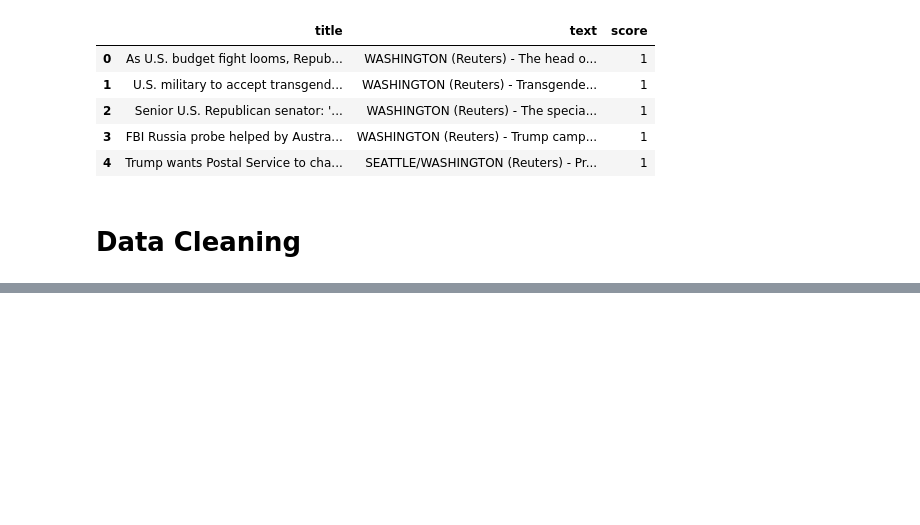
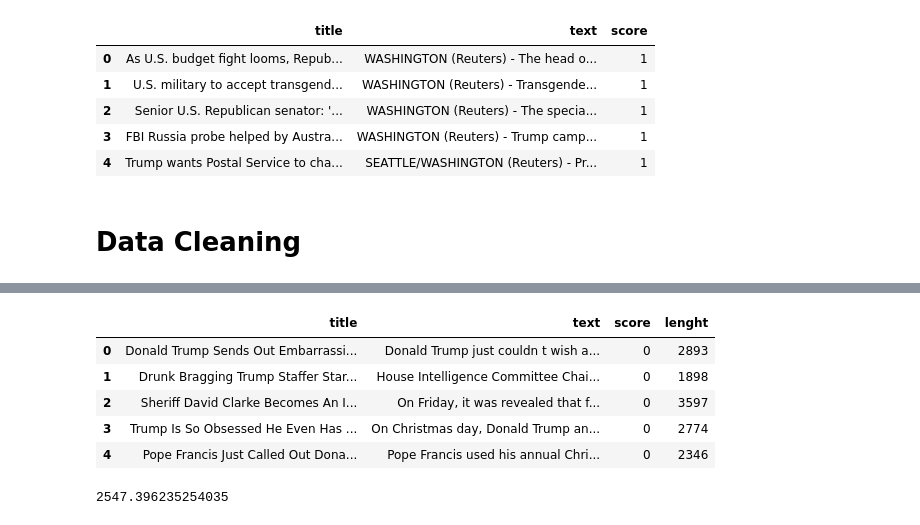
Before and after one commit to LiamCafffrey/FakeNews, a Jupyter notebook: notebooks/Test.ipynb, the cells around one changed output, grey strips where cells are left out. Drawn from its saved outputs; the diff is of its cells as text; code cells hidden in the pictures; blank space fills up the shorter version.

```diff
--- a/notebooks/Test.ipynb
+++ b/notebooks/Test.ipynb
@@ -252,0 +386,17 @@ TypeError: replace() missing 1 required positional argument: 'repl'
+# %%
+lenght_fake = np.array(count(fake['text']))
+lenght_fake = pd.Series(lenght_fake)
+count_df_fake = fake.copy()
+count_df_fake['lenght'] = lenght_fake
+count_df_fake.head()
+# %% [output]
+|  | title | text | score | lenght |
+| 0 | Donald Trump Sends Out Embarrassi... | Donald Trump just couldn t wish a... | 0 | 2893 |
+| 1 | Drunk Bragging Trump Staffer Star... | House Intelligence Committee Chai... | 0 | 1898 |
+| 2 | Sheriff David Clarke Becomes An I... | On Friday, it was revealed that f... | 0 | 3597 |
+| 3 | Trump Is So Obsessed He Even Has ... | On Christmas day, Donald Trump an... | 0 | 2774 |
+| 4 | Pope Francis Just Called Out Dona... | Pope Francis used his annual Chri... | 0 | 2346 |
+# %%
+np.mean(count_df_fake['lenght'])
+# %% [output]
+2547.396235254035
```
Also changed, not shown: parts of 33 cells of this notebook, 2 other files.
